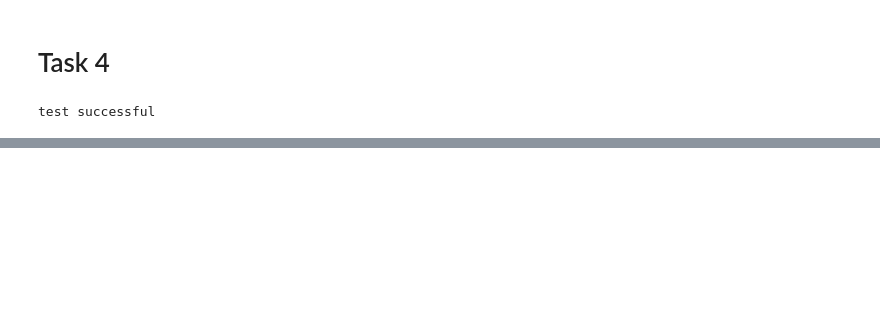
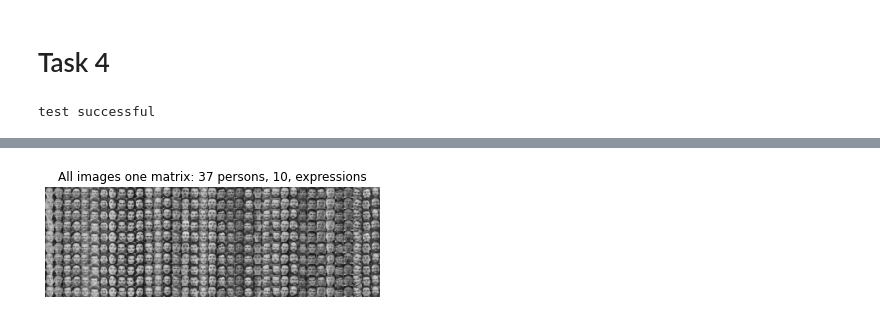
Before and after one commit to ablarer/SCC_ZHAW, a Jupyter notebook: 07/MaterialPython/Lab07.ipynb, the cells around one changed output, grey strips where cells are left out. Drawn from its saved outputs; the diff is of its cells as text; code cells hidden in the pictures; blank space fills up the shorter version.

```diff
--- a/07/MaterialPython/Lab07.ipynb
+++ b/07/MaterialPython/Lab07.ipynb
@@ -148,0 +140,86 @@ test successful
+# %%
+
+nPerson = 37           # #persons used (<=37)
+nExpression = 10       # #expressions used per person (<=10)
+nEVShown = 20          # #EV shown as image
+nEVConsidered = 100    # #EV evaluated (maximal number to be used)
+
+plt.figure(1)
+hlp.displaySourceImages(nPerson, nExpression)
+plt.title(f'All images one matrix: {nPerson} persons, {nExpression}, expressions')
+plt.show()
+
+nId = 30                # used number of persons (nId <= 37)
+nExpr = 8               # used number of poses (nExpr <= 10)
+
+nY, nX = hlp.loadAndScaleImage(1, 1).shape     # pixels in x- und y-direction
+
+fullPicture = np.zeros((nExpr*nY, nId*nX))                    # gallery
+imgSet = np.zeros((nId*nExpr, nY*nX))
+
+for i in range(nId):
+    for j in range(nExpr):
+        k = i*nExpr + j
+        img = hlp.loadAndScaleImage(i+1, j+1)                 # Face in
+        fullPicture[j*nY:(j+1)*nY, i*nX:(i+1)*nX] = img       # gallery
+        imgSet[k, :], dims = hlp.transformImageToVector(img)  # as vector
+
+plt.figure(2)
+# plt.clf()
+imshowGray(fullPicture)
+plt.title(f'Some images one matrix: {nId} persons, {nExpr}, expressions')
+plt.axis('off')
+plt.show()
+
+
+###########################################################################
+# Setup of compression algorithm
+#
+vecMean = hlp.getMean(imgSet)                           # mean image (vector)
+imgMean = hlp.transformVectorToImage(vecMean, dims)     # mean image
+
+plt.figure(3)                                           # Darstellung mean
+plt.clf()
+imshowGray(imgMean)
+plt.title(f'One mean image of a face.')
+plt.axis('off')
+plt.show()
+
+evMatrix = hlp.getEigenvectors(imgSet, nEVConsidered)   # eigen vector matrix
+
+nEVShown = 20                                           # Anzahl EV im Bild
+imgEV = np.zeros((nY, nX*nEVShown))
+for i in range(nEVShown):
+    imgVector = evMatrix[:, i]
+    minV = np.min(imgVector)
+    maxV = np.max(imgVector)
+    imgVector = (imgVector-minV)/(maxV-minV)            # Umskalierung (Grafik)
+    imgEV[:, nX*i:nX*(i+1)] = hlp.transformVectorToImage(imgVector, dims)
+
+plt.figure(4)                                           # Darstellung EV
+imshowGray(imgEV)
+plt.title(f'Eigenvector images of on face.')
+plt.axis('off')
+plt.show()
+
+
+imgOrig = hlp.loadAndScaleImage(2, 4)
+
+### your code
+compressedImage = hlp.compressPCAImage(imgOrig, 50, evMatrix, imgMean)
+imgComp1 = hlp.displayCompressionResult(imgOrig, compressedImage)
+plt.figure(5)
+
+compressedImage = hlp.compressPCAImage(imgOrig, 20, evMatrix, imgMean)
+imgComp2 = hlp.displayCompressionResult(imgOrig, compressedImage)
+plt.figure(6)
+
+compressedImage = hlp.compressPCAImage(imgOrig, 10, evMatrix, imgMean)
+imgComp3 = hlp.displayCompressionResult(imgOrig, compressedImage)
+plt.figure(7)
+
+plt.show()
+
+imgOrig = hlp.loadAndScaleImage(31, 9)
+# %% [output]
+[figure, added]
```
Also changed, not shown: parts of 11 cells of this notebook, 1 other file.
